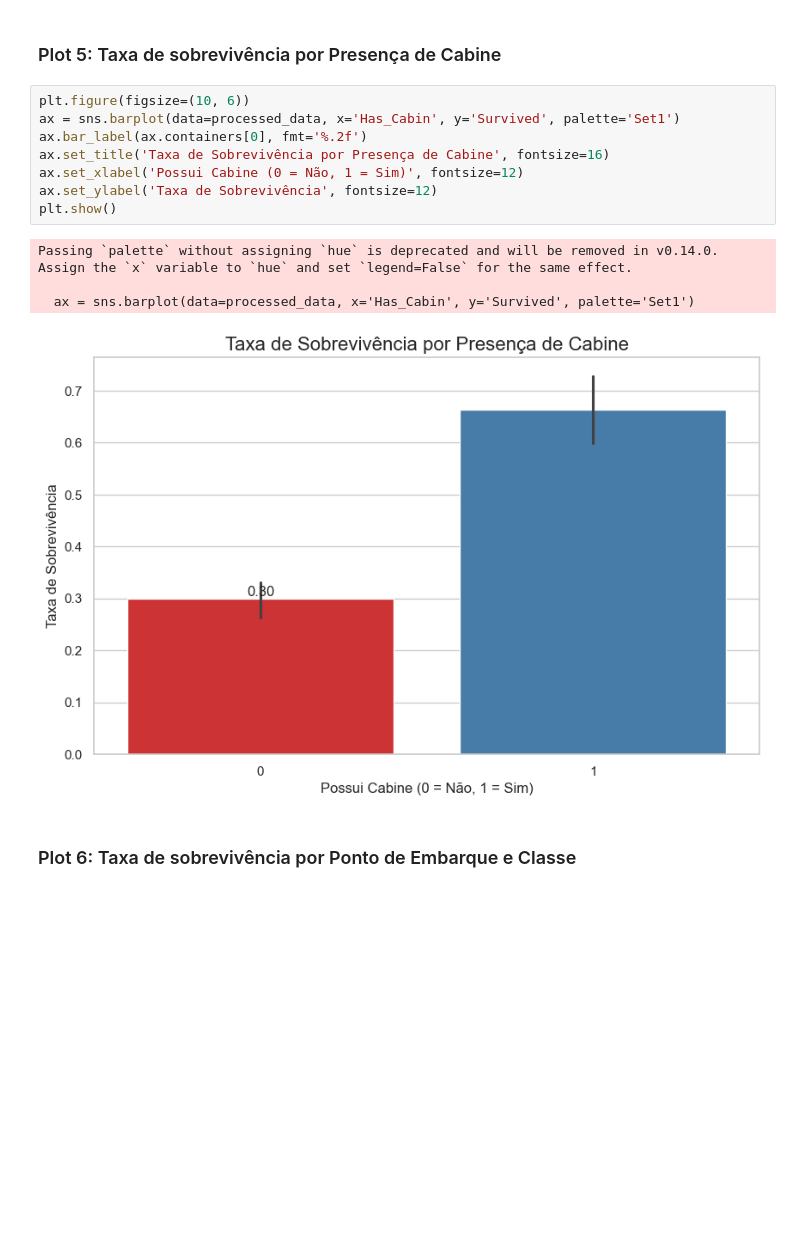
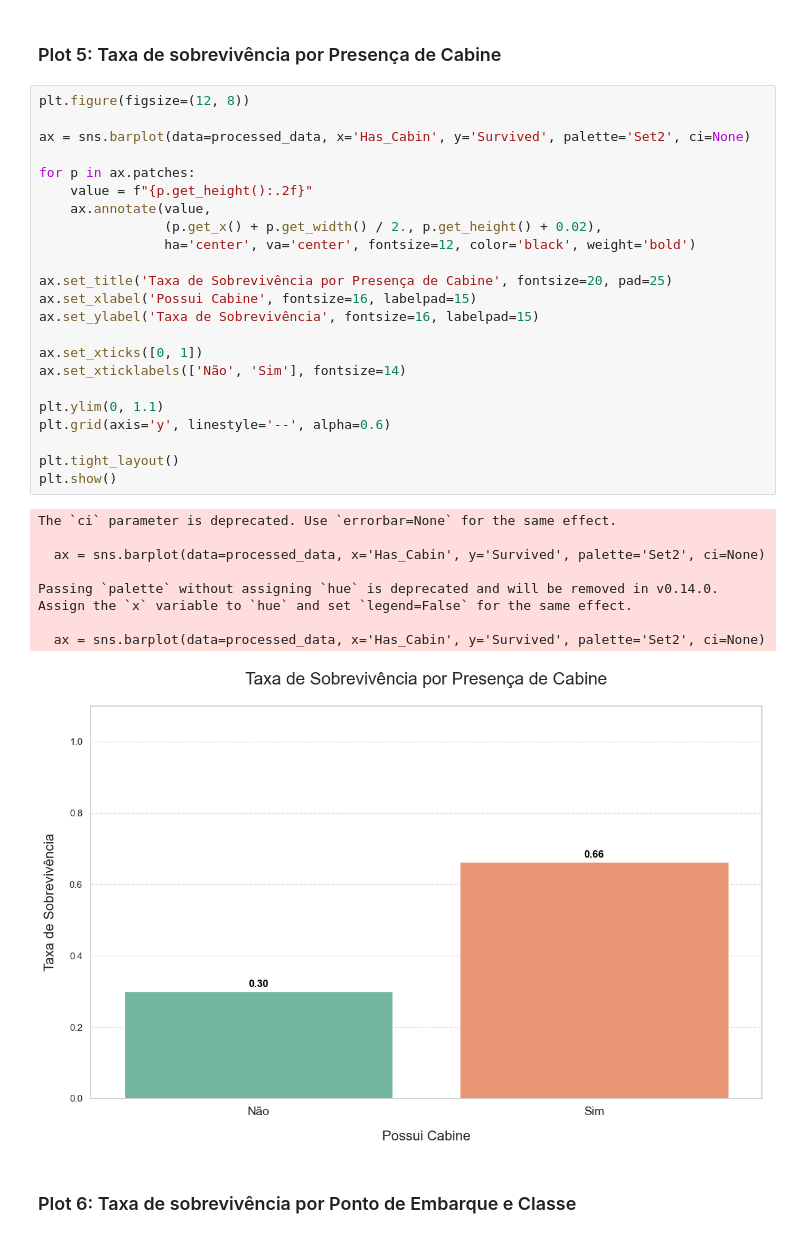
Before and after one commit to brenonevs/facprj-titanic, a Jupyter notebook: src/main.ipynb, the cells around one changed output. Drawn from its saved outputs; the diff is of its cells as text; blank space fills up the shorter version.

```diff
--- a/src/main.ipynb
+++ b/src/main.ipynb
@@ -367,17 +386,36 @@ Passing `palette` without assigning `hue` is deprecated and will be removed in v
 # %% [markdown]
 ### Plot 5: Taxa de sobrevivência por Presença de Cabine
 # %%
-plt.figure(figsize=(10, 6))
-ax = sns.barplot(data=processed_data, x='Has_Cabin', y='Survived', palette='Set1')
-ax.bar_label(ax.containers[0], fmt='%.2f')
-ax.set_title('Taxa de Sobrevivência por Presença de Cabine', fontsize=16)
-ax.set_xlabel('Possui Cabine (0 = Não, 1 = Sim)', fontsize=12)
-ax.set_ylabel('Taxa de Sobrevivência', fontsize=12)
+plt.figure(figsize=(12, 8))
+
+ax = sns.barplot(data=processed_data, x='Has_Cabin', y='Survived', palette='Set2', ci=None)
+
+for p in ax.patches:
+    value = f"{p.get_height():.2f}"
+    ax.annotate(value,
+                (p.get_x() + p.get_width() / 2., p.get_height() + 0.02),
+                ha='center', va='center', fontsize=12, color='black', weight='bold')
+
+ax.set_title('Taxa de Sobrevivência por Presença de Cabine', fontsize=20, pad=25)
+ax.set_xlabel('Possui Cabine', fontsize=16, labelpad=15)
+ax.set_ylabel('Taxa de Sobrevivência', fontsize=16, labelpad=15)
+
+ax.set_xticks([0, 1])
+ax.set_xticklabels(['Não', 'Sim'], fontsize=14)
+
+plt.ylim(0, 1.1)
+plt.grid(axis='y', linestyle='--', alpha=0.6)
+
+plt.tight_layout()
 plt.show()
 # %% [output]
+The `ci` parameter is deprecated. Use `errorbar=None` for the same effect.
+
+  ax = sns.barplot(data=processed_data, x='Has_Cabin', y='Survived', palette='Set2', ci=None)
+
 Passing `palette` without assigning `hue` is deprecated and will be removed in v0.14.0. Assign the `x` variable to `hue` and set `legend=False` for the same effect.
 
-  ax = sns.barplot(data=processed_data, x='Has_Cabin', y='Survived', palette='Set1')
+  ax = sns.barplot(data=processed_data, x='Has_Cabin', y='Survived', palette='Set2', ci=None)
-[figure, old version]
+[figure, new version]
 # %% [markdown]
 ### Plot 6: Taxa de sobrevivência por Ponto de Embarque e Classe
```
Also changed, not shown: parts of 21 cells of this notebook.
